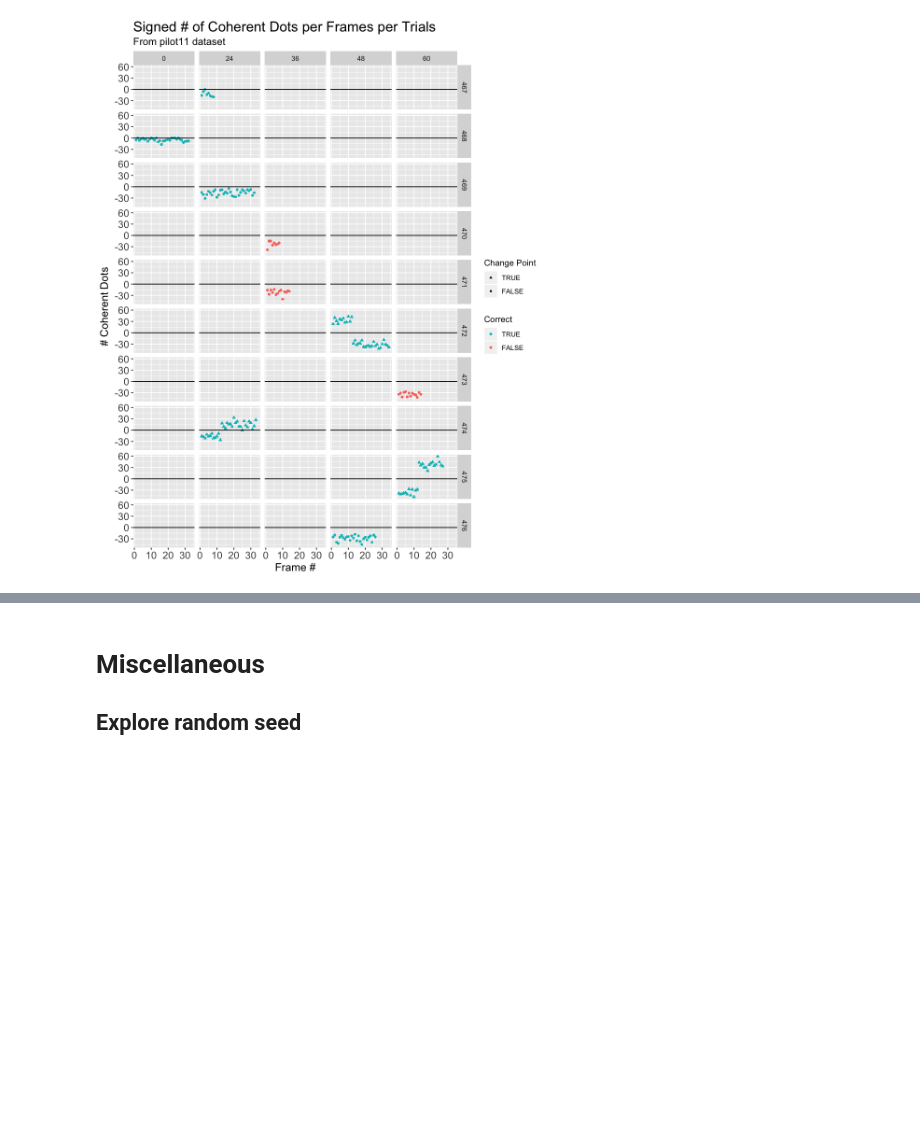
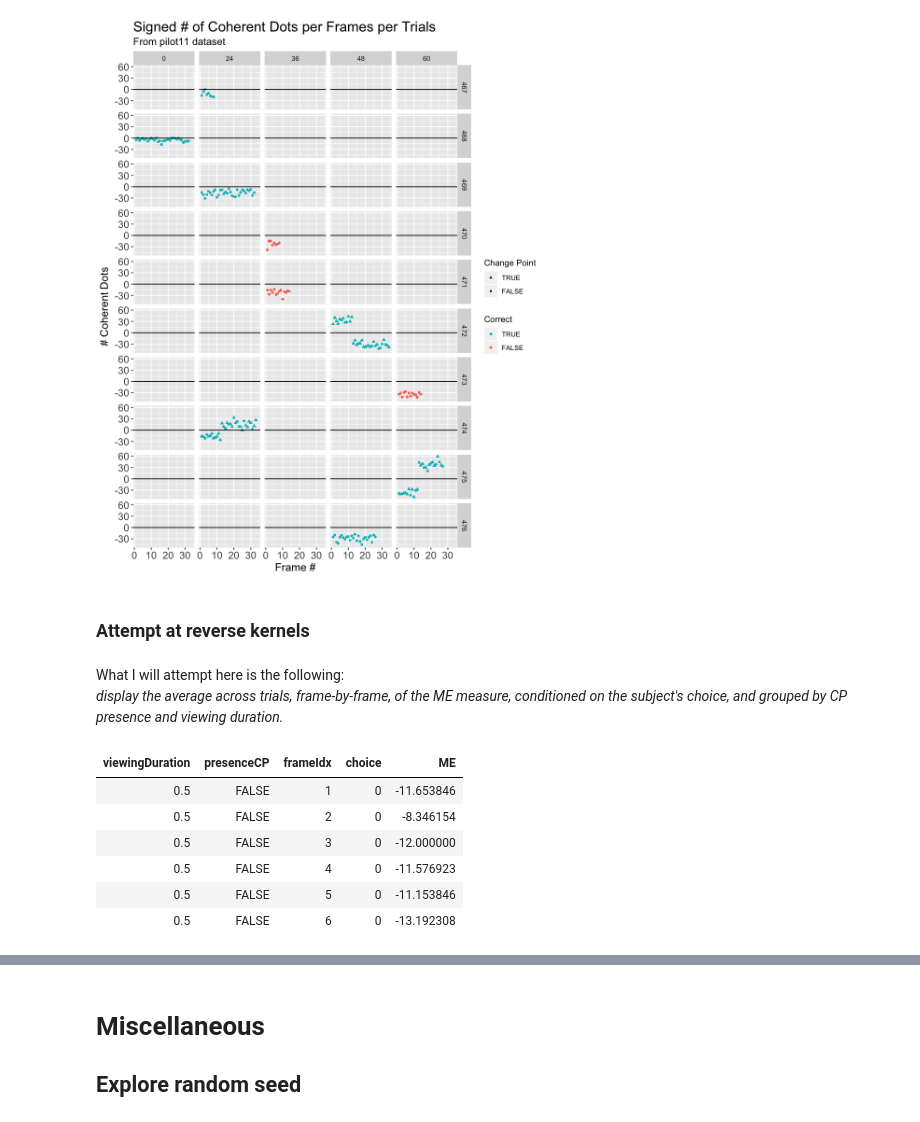
Before and after one commit to TheGoldLab/Analysis_SingleCP_DotsReversal, a Jupyter notebook: Jupyter/pilot11.ipynb, the cells around one changed output, grey strips where cells are left out. Saved outputs shown, nothing was run; the diff lists cells and outputs as text; code cells hidden in the pictures; blank space fills up the shorter version.

```diff
--- a/Jupyter/pilot11.ipynb
+++ b/Jupyter/pilot11.ipynb
@@ -1070,3 +1077,8 @@ ggplot(cohDots[validTrialCount > 466], aes(x=frameIdx, y=signedNumCohDots)) +
             axis.text.y=element_text(size=AXES_FONT))  # Y axis text
 # %% [output]
 [figure]
+# %% [markdown]
+### Attempt at reverse kernels
+# %% [markdown]
+What I will attempt here is the following:
+*display the average across trials, frame-by-frame, of the ME measure, conditioned on the subject's choice, and grouped by CP presence and viewing duration.*
@@ -1072,0 +1087,10 @@ ggplot(cohDots[validTrialCount > 466], aes(x=frameIdx, y=signedNumCohDots)) +
+# %%
+head(revKerNumCohDots)
+# %% [output]
+| viewingDuration | presenceCP | frameIdx | choice | ME |
+| 0.5 | FALSE | 1 | 0 | -11.653846 |
+| 0.5 | FALSE | 2 | 0 | -8.346154 |
+| 0.5 | FALSE | 3 | 0 | -12.000000 |
+| 0.5 | FALSE | 4 | 0 | -11.576923 |
+| 0.5 | FALSE | 5 | 0 | -11.153846 |
+| 0.5 | FALSE | 6 | 0 | -13.192308 |
```
Also changed, not shown: parts of 5 cells of this notebook.
